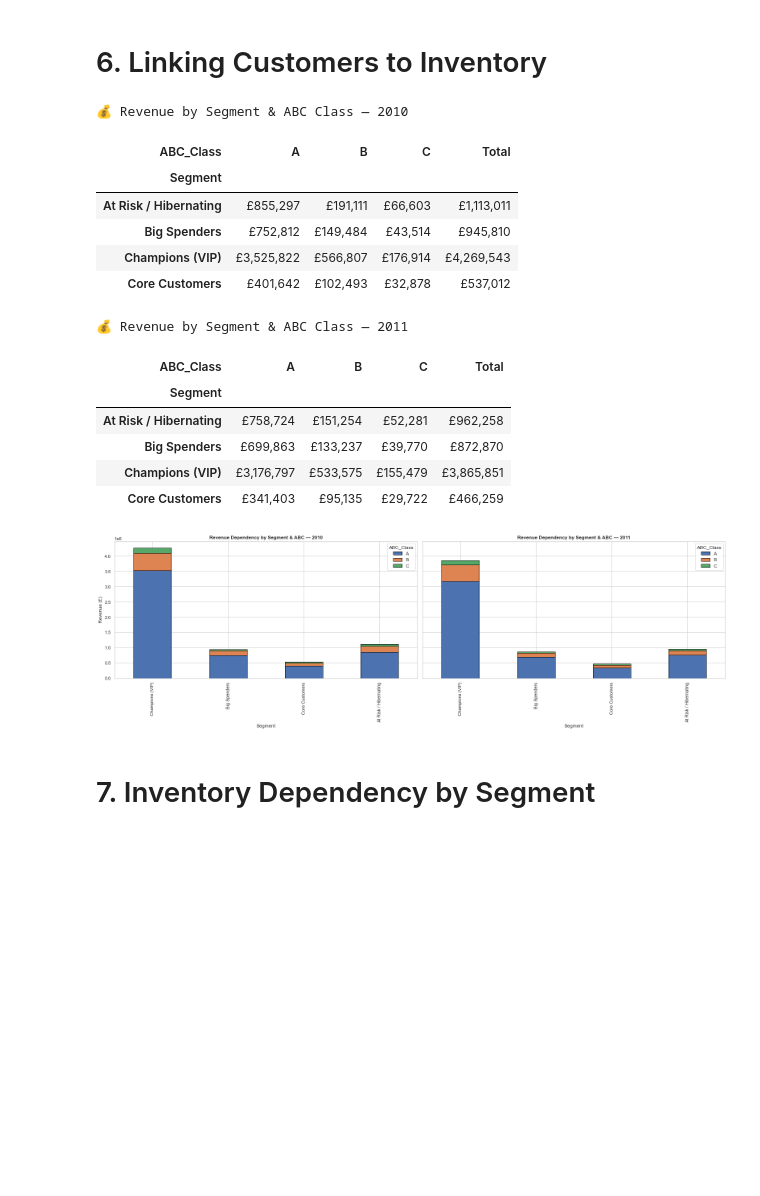
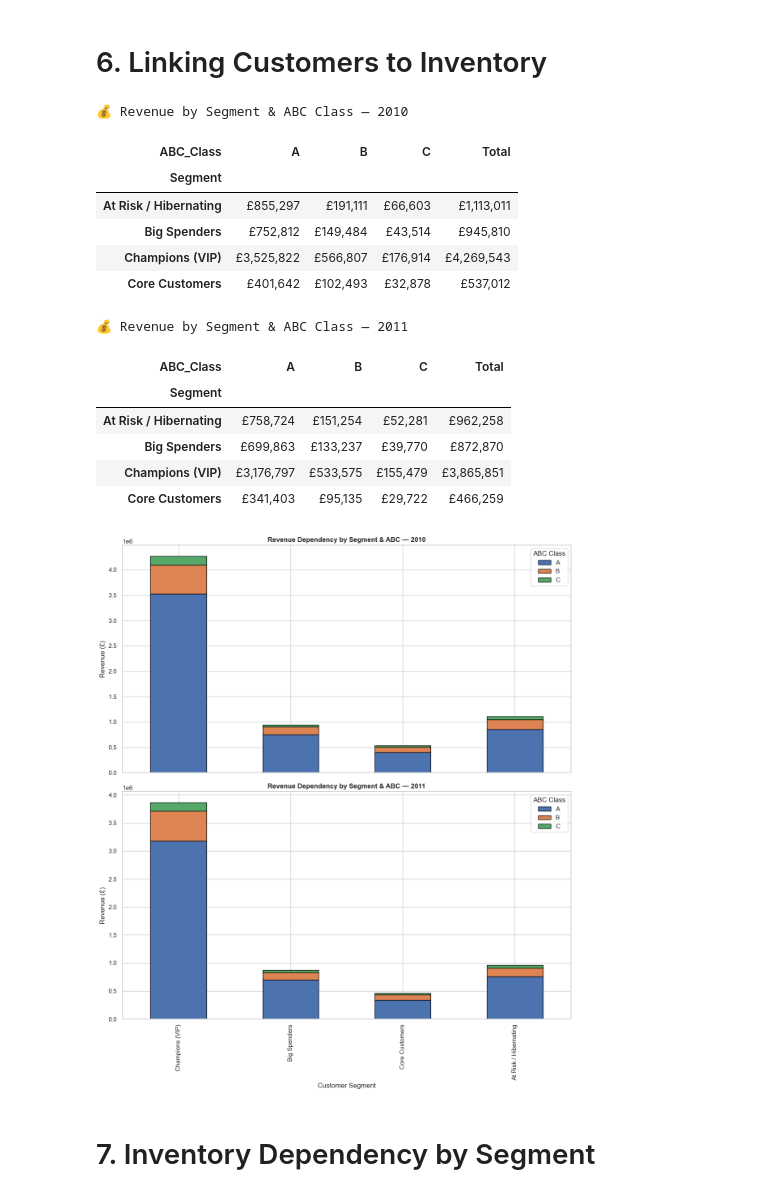
Before and after one commit to JesusSanchezM/1.-Supply-Chain-Intelligence, a Jupyter notebook: notebooks/04_inventory_abc_impact.ipynb, the cells around one changed output. Drawn from its saved outputs; the diff is of its cells as text; code cells hidden in the pictures; blank space fills up the shorter version.

```diff
--- a/notebooks/04_inventory_abc_impact.ipynb
+++ b/notebooks/04_inventory_abc_impact.ipynb
@@ -62,3 +62,6 @@ df.loc[df["Year"] == 2011, ["TotalSum", "Price"]] /= (1 + INFLATION_2011)
 
 df_2010 = df[df["Year"] == 2010].copy()
 df_2011 = df[df["Year"] == 2011].copy()
+
+rfm_2010 = calculate_rfm_metrics(df_2010)
+rfm_2011 = calculate_rfm_metrics(df_2011)
@@ -359,43 +387,53 @@ order = [
     "At Risk / Hibernating"
 ]
 
-fig, axes = plt.subplots(1, 2, figsize=(22, 7), sharey=True)
+fig, axes = plt.subplots(2, 1, figsize=(12, 14), sharex=True)
 
 pivot_2010.loc[order, ["A", "B", "C"]].plot(
     kind="bar",
     stacked=True,
     ax=axes[0],
     edgecolor="black"
 )
-axes[0].set_title("Revenue Dependency by Segment & ABC — 2010", fontweight="bold")
+axes[0].set_title(
+    "Revenue Dependency by Segment & ABC — 2010",
+    fontweight="bold"
+)
 axes[0].set_ylabel("Revenue (£)")
+axes[0].legend(title="ABC Class")
 
 pivot_2011.loc[order, ["A", "B", "C"]].plot(
     kind="bar",
     stacked=True,
     ax=axes[1],
     edgecolor="black"
 )
-axes[1].set_title("Revenue Dependency by Segment & ABC — 2011", fontweight="bold")
+axes[1].set_title(
+    "Revenue Dependency by Segment & ABC — 2011",
+    fontweight="bold"
+)
+axes[1].set_ylabel("Revenue (£)")
+axes[1].set_xlabel("Customer Segment")
+axes[1].legend(title="ABC Class")
 
 plt.tight_layout()
 plt.show()
 # %% [output]
 💰 Revenue by Segment & ABC Class — 2010
 | ABC_Class | A | B | C | Total |
 | Segment |  |  |  |  |
 | At Risk / Hibernating | £855,297 | £191,111 | £66,603 | £1,113,011 |
 | Big Spenders | £752,812 | £149,484 | £43,514 | £945,810 |
 | Champions (VIP) | £3,525,822 | £566,807 | £176,914 | £4,269,543 |
 | Core Customers | £401,642 | £102,493 | £32,878 | £537,012 |
 💰 Revenue by Segment & ABC Class — 2011
 | ABC_Class | A | B | C | Total |
 | Segment |  |  |  |  |
 | At Risk / Hibernating | £758,724 | £151,254 | £52,281 | £962,258 |
 | Big Spenders | £699,863 | £133,237 | £39,770 | £872,870 |
 | Champions (VIP) | £3,176,797 | £533,575 | £155,479 | £3,865,851 |
 | Core Customers | £341,403 | £95,135 | £29,722 | £466,259 |
-[figure, old version]
+[figure, new version]
 # %% [markdown]
 # 7. Inventory Dependency by Segment
 # %%
```
Also changed, not shown: parts of 2 cells of this notebook, 9 other files.
